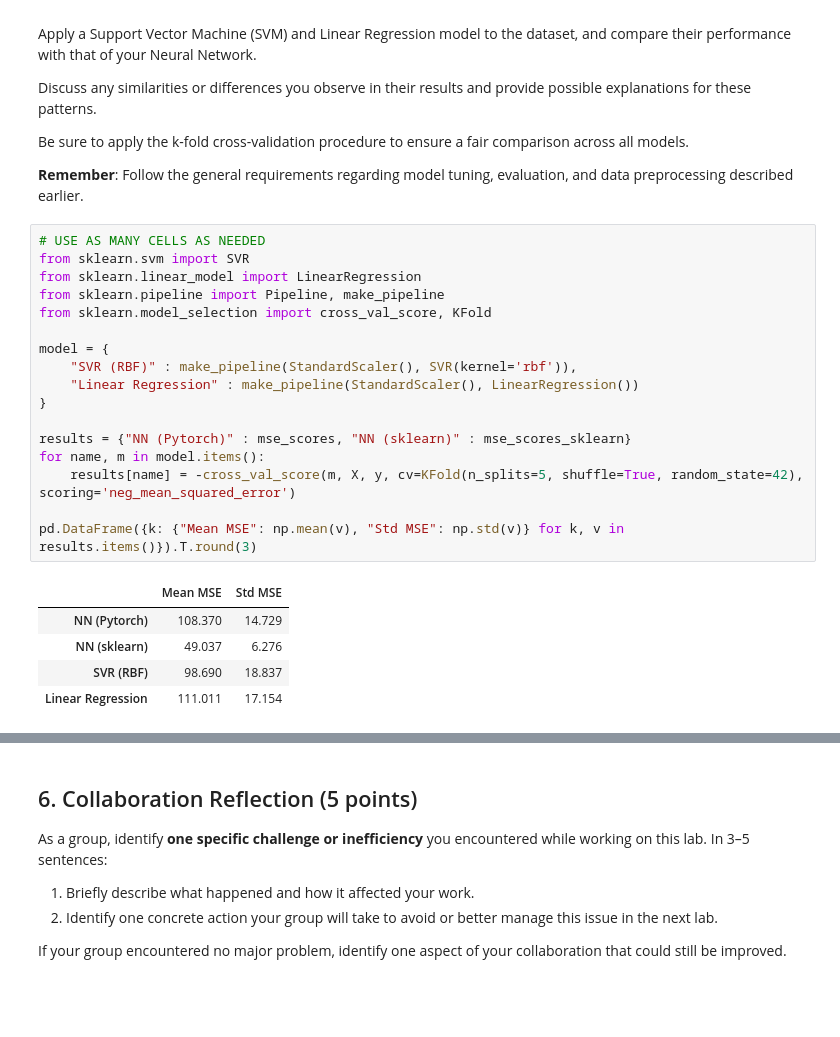
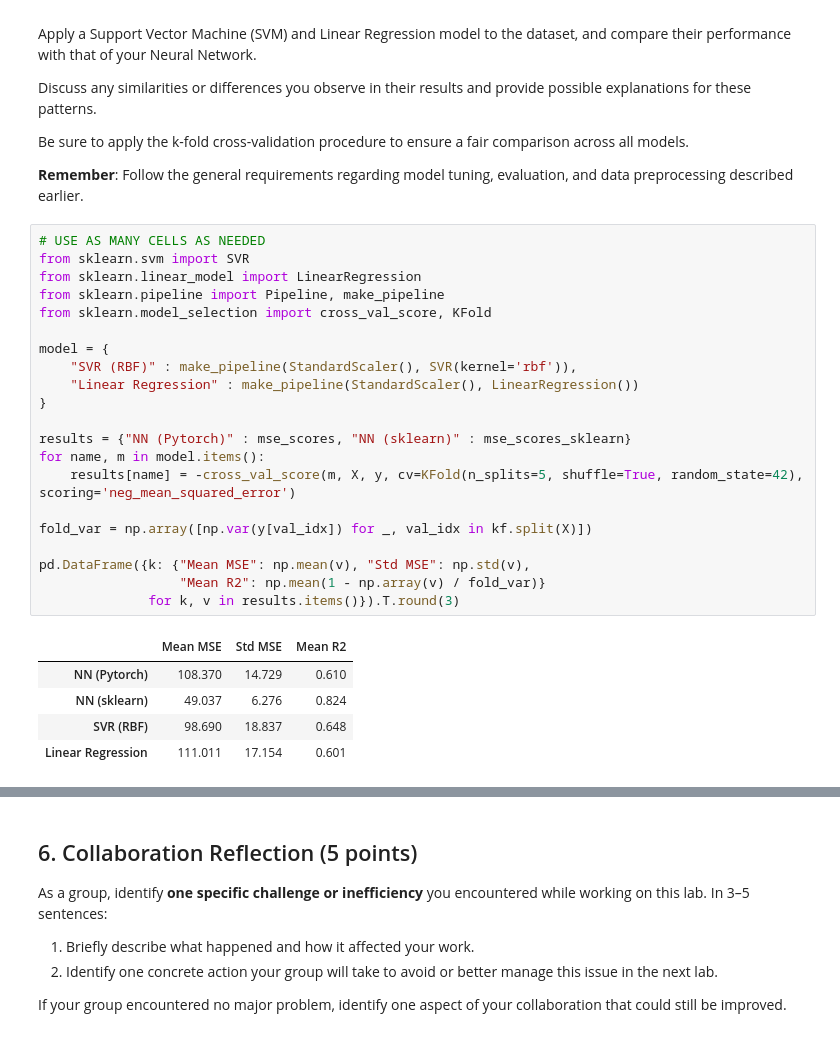
Before and after one commit to laine-goldmacher/ML-Labs, a Jupyter notebook: 05-neural-networks-real-data.ipynb, the cells around one changed output, grey strips where cells are left out. Saved outputs shown, nothing was run; the diff lists cells and outputs as text; blank space fills up the shorter version.

```diff
--- a/05-neural-networks-real-data.ipynb
+++ b/05-neural-networks-real-data.ipynb
@@ -421,23 +421,27 @@ Be sure to apply the k-fold cross-validation procedure to ensure a fair comparis
 # %%
 # USE AS MANY CELLS AS NEEDED
 from sklearn.svm import SVR
 from sklearn.linear_model import LinearRegression
 from sklearn.pipeline import Pipeline, make_pipeline
 from sklearn.model_selection import cross_val_score, KFold
 
 model = {
     "SVR (RBF)" : make_pipeline(StandardScaler(), SVR(kernel='rbf')),
     "Linear Regression" : make_pipeline(StandardScaler(), LinearRegression())
 }
 
 results = {"NN (Pytorch)" : mse_scores, "NN (sklearn)" : mse_scores_sklearn}
 for name, m in model.items():
     results[name] = -cross_val_score(m, X, y, cv=KFold(n_splits=5, shuffle=True, random_state=42), scoring='neg_mean_squared_error')
 
-pd.DataFrame({k: {"Mean MSE": np.mean(v), "Std MSE": np.std(v)} for k, v in results.items()}).T.round(3)
+fold_var = np.array([np.var(y[val_idx]) for _, val_idx in kf.split(X)])
+
+pd.DataFrame({k: {"Mean MSE": np.mean(v), "Std MSE": np.std(v),
+                  "Mean R2": np.mean(1 - np.array(v) / fold_var)}
+              for k, v in results.items()}).T.round(3)
 # %% [output]
-|  | Mean MSE | Std MSE |
-| NN (Pytorch) | 108.370 | 14.729 |
-| NN (sklearn) | 49.037 | 6.276 |
-| SVR (RBF) | 98.690 | 18.837 |
-| Linear Regression | 111.011 | 17.154 |
+|  | Mean MSE | Std MSE | Mean R2 |
+| NN (Pytorch) | 108.370 | 14.729 | 0.610 |
+| NN (sklearn) | 49.037 | 6.276 | 0.824 |
+| SVR (RBF) | 98.690 | 18.837 | 0.648 |
+| Linear Regression | 111.011 | 17.154 | 0.601 |
```
Also changed, not shown: parts of 1 cell of this notebook.
